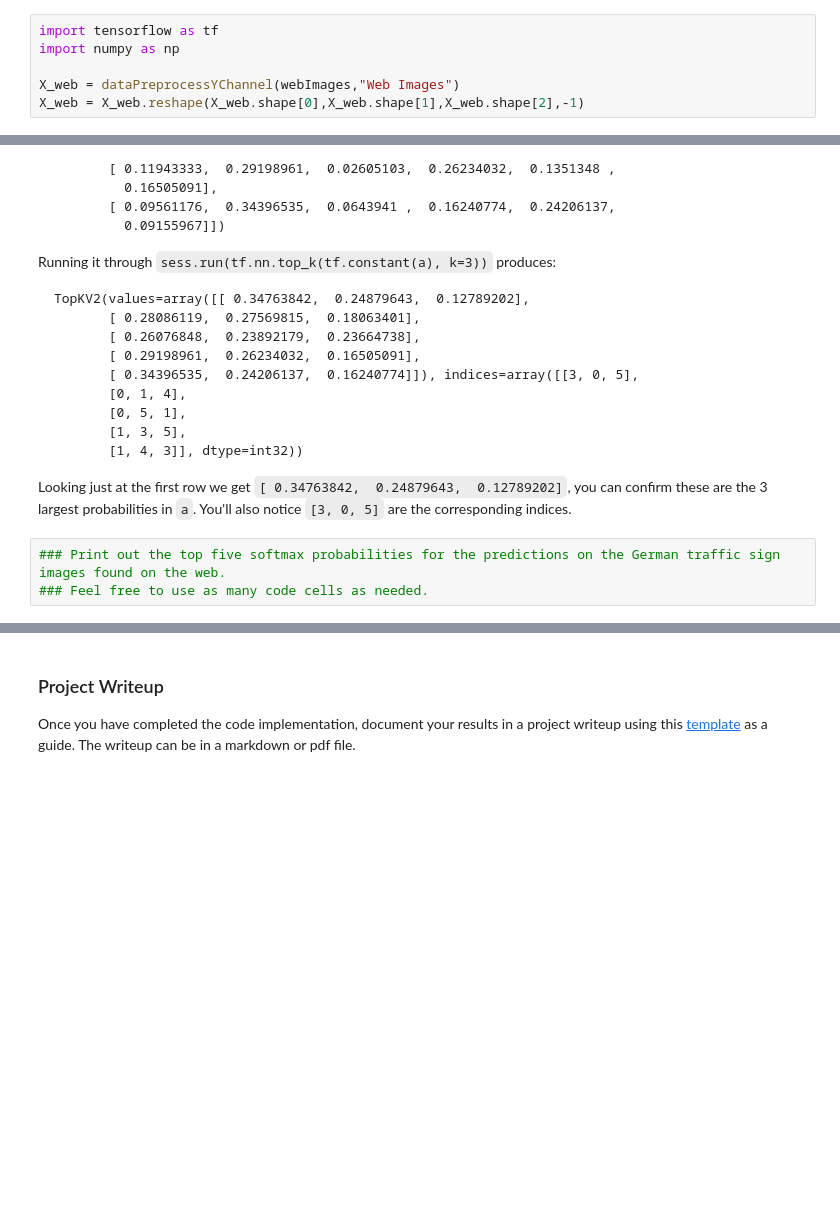
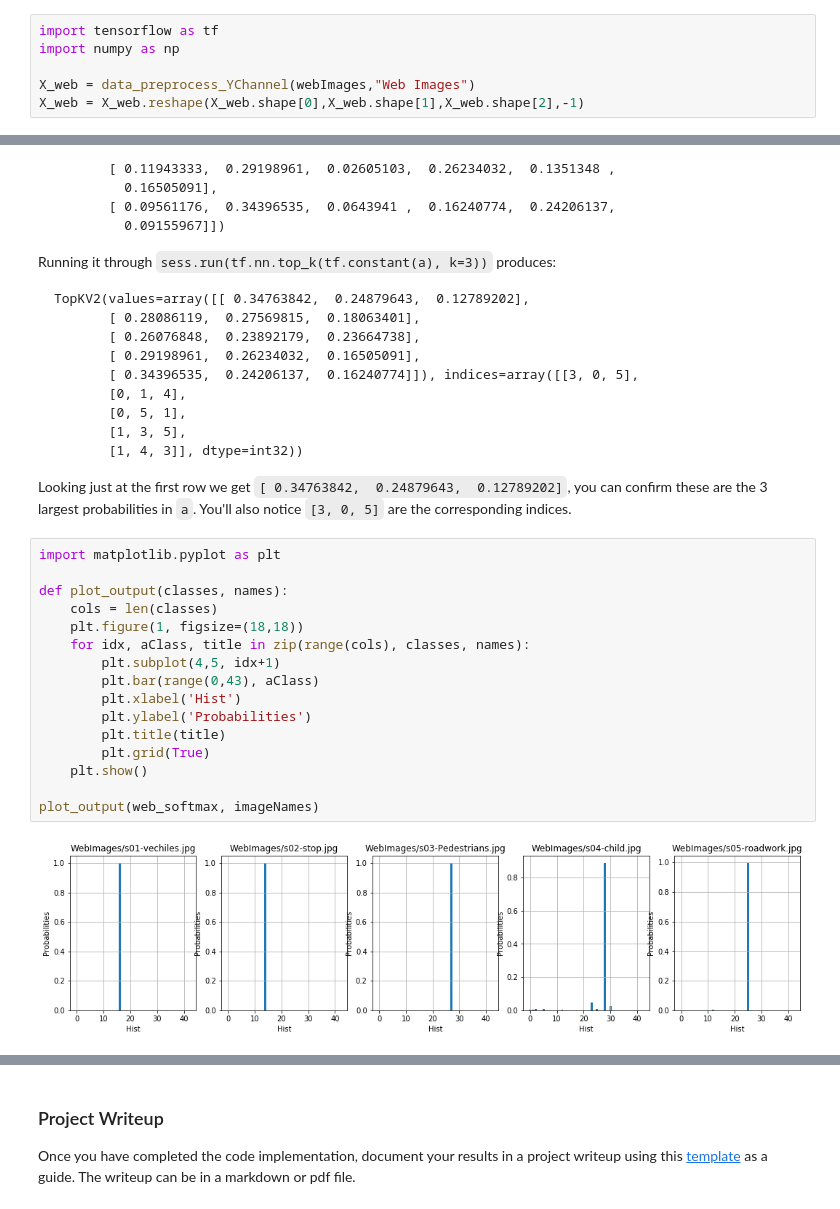
Before and after one commit to Guocheng99/CarND-TrafficSign-P2, a Jupyter notebook: Traffic_Sign_Classifier.ipynb, the cells around one changed output, grey strips where cells are left out. Drawn from its saved outputs; the diff is of its cells as text; blank space fills up the shorter version.

````diff
--- a/Traffic_Sign_Classifier.ipynb
+++ b/Traffic_Sign_Classifier.ipynb
@@ -1086,7 +1240,7 @@ X_web = dataPreprocess(webImages,"Web Images")
 import tensorflow as tf
 import numpy as np
 
-X_web = dataPreprocessYChannel(webImages,"Web Images")
+X_web = data_preprocess_YChannel(webImages,"Web Images")
 X_web = X_web.reshape(X_web.shape[0],X_web.shape[1],X_web.shape[2],-1)
 # %%
 sess = tf.Session()
@@ -1309,6 +1324,21 @@ TopKV2(values=array([[ 0.34763842,  0.24879643,  0.12789202],
 ```
 
 Looking just at the first row we get `[ 0.34763842,  0.24879643,  0.12789202]`, you can confirm these are the 3 largest probabilities in `a`. You'll also notice `[3, 0, 5]` are the corresponding indices.
-# %%
-### Print out the top five softmax probabilities for the predictions on the German traffic sign images found on the web.
-### Feel free to use as many code cells as needed.
+# %%
+import matplotlib.pyplot as plt
+
+def plot_output(classes, names):
+    cols = len(classes)
+    plt.figure(1, figsize=(18,18))
+    for idx, aClass, title in zip(range(cols), classes, names):
+        plt.subplot(4,5, idx+1)
+        plt.bar(range(0,43), aClass)
+        plt.xlabel('Hist')
+        plt.ylabel('Probabilities')
+        plt.title(title)
+        plt.grid(True)
+    plt.show()
+
+plot_output(web_softmax, imageNames)
+# %% [output]
+[figure, added]
````
Also changed, not shown: parts of 26 cells of this notebook, 18 other files.
